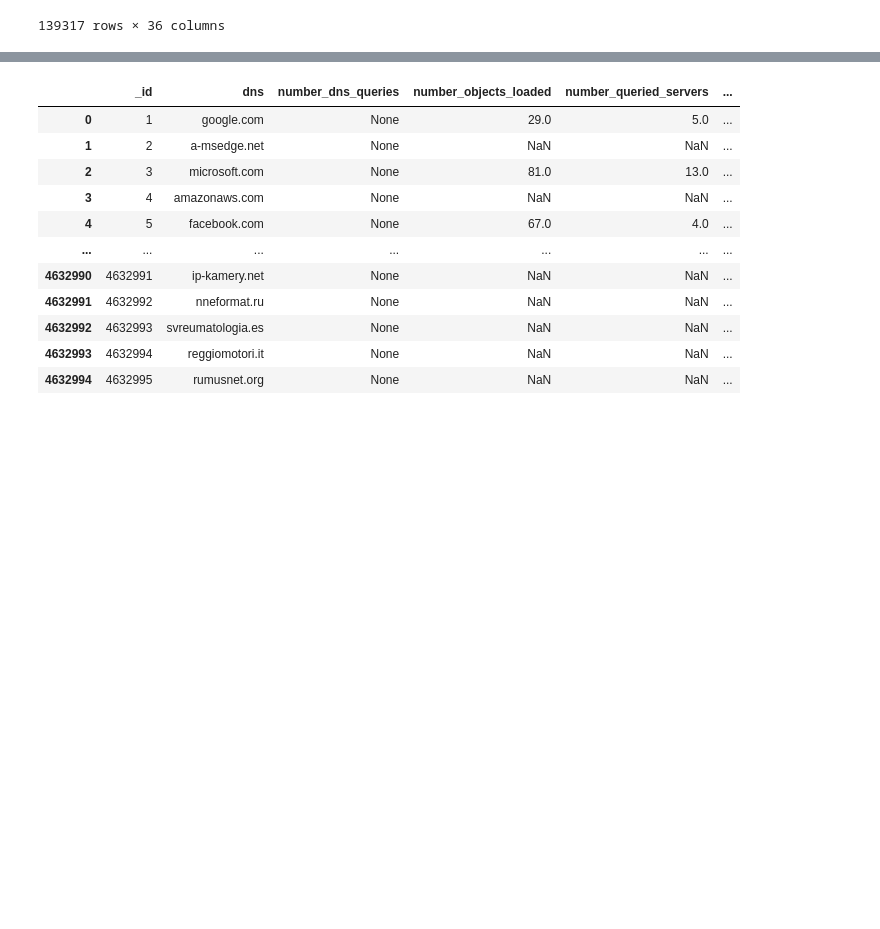
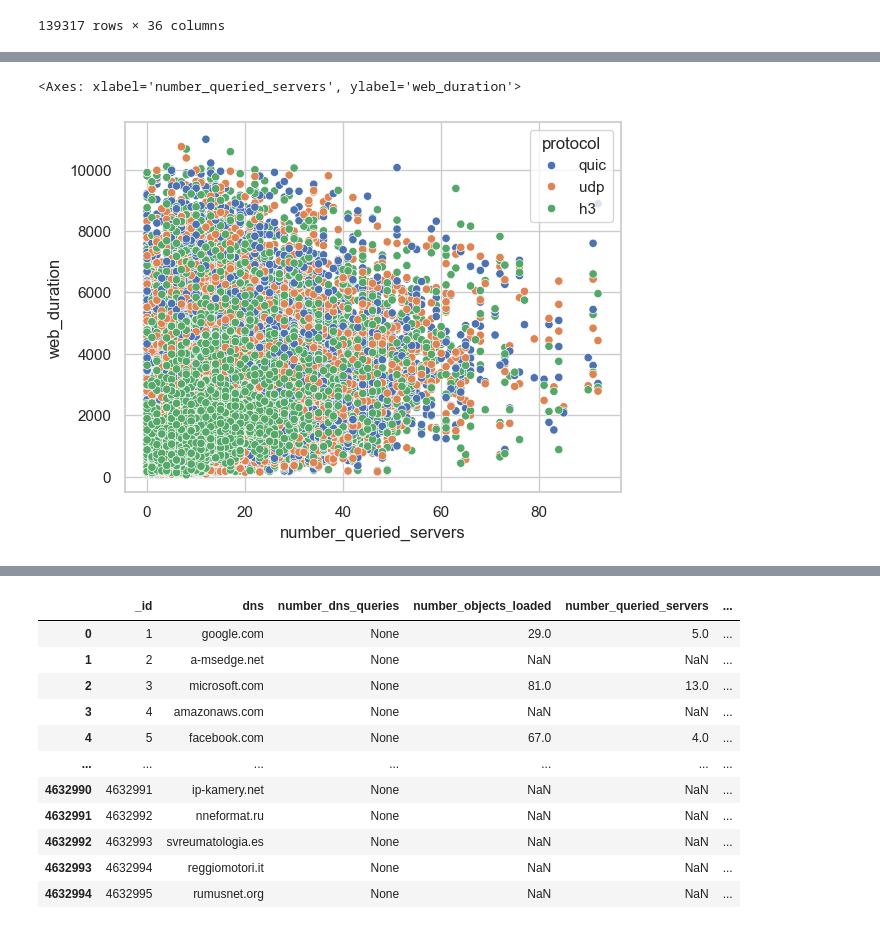
Before and after one commit to philipp0x62/web-performance, a Jupyter notebook: analysis/website-measurement-analysis.ipynb, the cells around one changed output, grey strips where cells are left out. Cells and saved outputs as stored; diff of their text form; code cells hidden in the pictures; blank space fills up the shorter version.

```diff
--- a/analysis/website-measurement-analysis.ipynb
+++ b/analysis/website-measurement-analysis.ipynb
@@ -149,6 +145,10 @@ measurement requests H3:  271386
 # %%
 # calculate mean and median DNS request times
 cleaned_measurements_df = measurements_df[measurements_df['error'] == '']
+#cleaned_measurements_paint_df = cleaned_measurements_df.copy()
+
+cleaned_measurements_df = cleaned_measurements_df[cleaned_measurements_df['loadeventend'] != 0]
+cleaned_measurements_df = cleaned_measurements_df[cleaned_measurements_df['firstcontentfulpaint'] != 0]
 
 cleaned_measurements_df['dns_duration'] = cleaned_measurements_df['domainlookupend'] - cleaned_measurements_df['domainlookupstart']
 #cleaned_measurements_df['dns_duration2'] = cleaned_measurements_df['domainlookupend'] - cleaned_measurements_df['domainlookupstart']
@@ -523,3 +602,22 @@ warmed_up_intersect_measurements_df
 | 1869093 | 1883452 | h3 | h3://resolver64.dns4all.eu | joscha.com | 1730379387 | 69 | 21 | 359 | ... |
 | 1869095 | 1883456 | h3 | h3://resolver64.dns4all.eu | trafikskolaonline.se | 1730379393 | 706 | 706 | 1245 | ... |
 139317 rows × 36 columns
+# %%
+scatterplot_df = warmed_up_intersect_measurements_df[['domain','web_duration', 'protocol', 'firstcontentfulpaint']]
+
+
+q_h_scatterplot_df = scatterplot_df[scatterplot_df['protocol'] != 'udp']
+u_scatterplot_df = scatterplot_df[scatterplot_df['protocol'] == 'udp']
+u_scatterplot_df = u_scatterplot_df.rename(columns={'web_duration': 'web_duration_udp', 'firstcontentfulpaint': 'firstcontentfulpaint_udp'})
+
+q_h_scatterplot_df['performance_penalty_web_duration'] = q_h_scatterplot_df['web_duration']
+q_h_scatterplot_df['performance_penalty_firstcontentfulpaint'] = q_h_scatterplot_df['firstcontentfulpaint']
+
+q_h_scatterplot_merge_df = pd.merge(q_h_scatterplot_df, u_scatterplot_df, how='inner', on='domain')
+
+q_h_scatterplot_merge_df['performance_penalty_web_duration'] = q_h_scatterplot_merge_df['performance_penalty_web_duration'] - q_h_scatterplot_merge_df['web_duration_udp']
+q_h_scatterplot_merge_df['performance_penalty_firstcontentfulpaint'] = q_h_scatterplot_merge_df['performance_penalty_firstcontentfulpaint'] - q_h_scatterplot_merge_df['firstcontentfulpaint_udp']
+
+q_h_scatterplot_merge_df = q_h_scatterplot_merge_df.rename(columns={'protocol_x': 'protocol'})
+
+#q_h_scatterplot_merge_df = pd.merge(scatterplot_df, websites_df, how='inner', right_on='dns', left_on='domain')
@@ -525,0 +651,9 @@ warmed_up_intersect_measurements_df
+# %%
+q_h_scatterplot_merge_df = q_h_scatterplot_merge_df[['domain', 'web_duration','firstcontentfulpaint', 'performance_penalty_web_duration', 'performance_penalty_firstcontentfulpaint', 'protocol']]
+q_h_scatterplot_merge_df = pd.merge(q_h_scatterplot_merge_df, websites_df, how='inner', right_on='dns', left_on='domain')
+scatterplot_df = pd.merge(scatterplot_df, websites_df, how='inner', right_on='dns', left_on='domain')
+# %%
+sns.scatterplot(data=scatterplot_df, x="number_queried_servers", y="web_duration", hue="protocol")
+# %% [output]
+<Axes: xlabel='number_queried_servers', ylabel='web_duration'>
+[figure, added]
```
Also changed, not shown: parts of 36 cells of this notebook, 1 other file.
